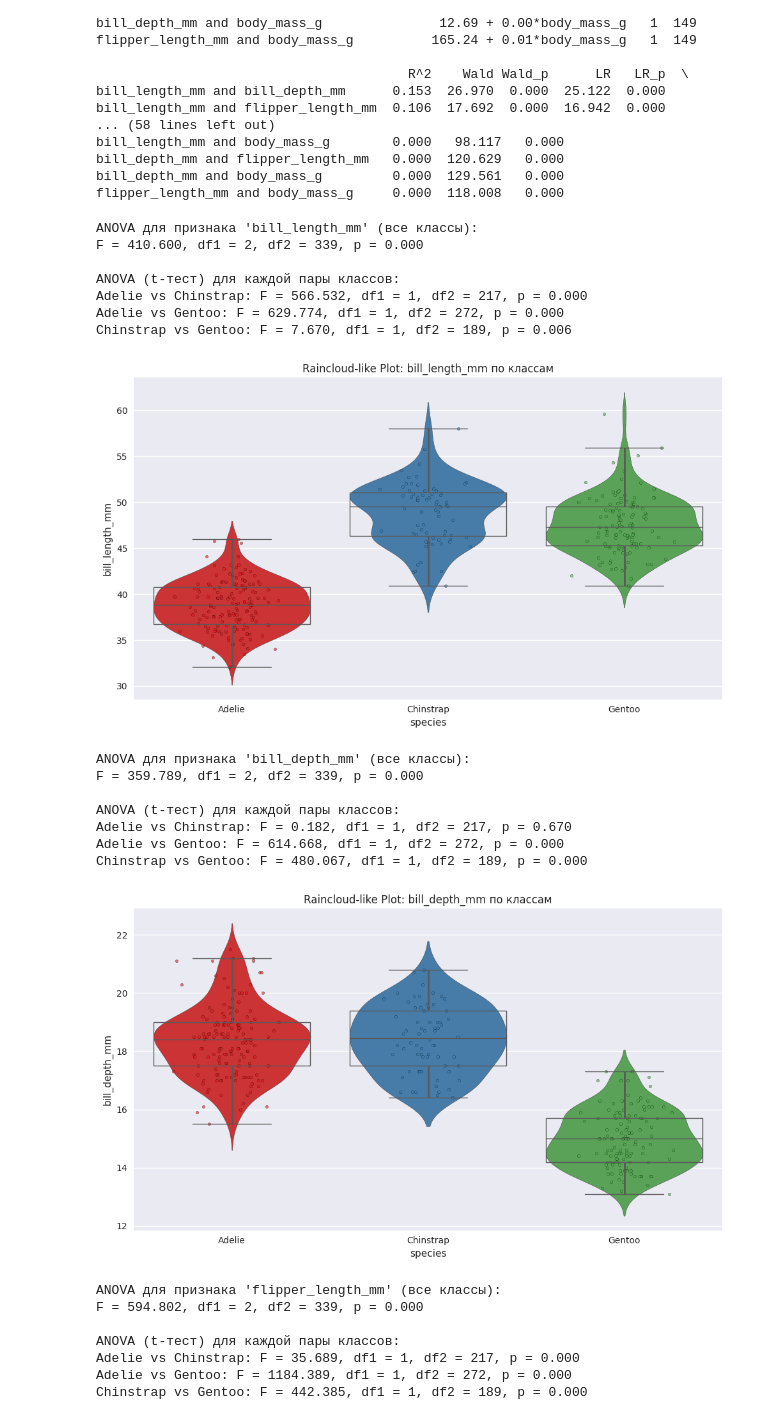
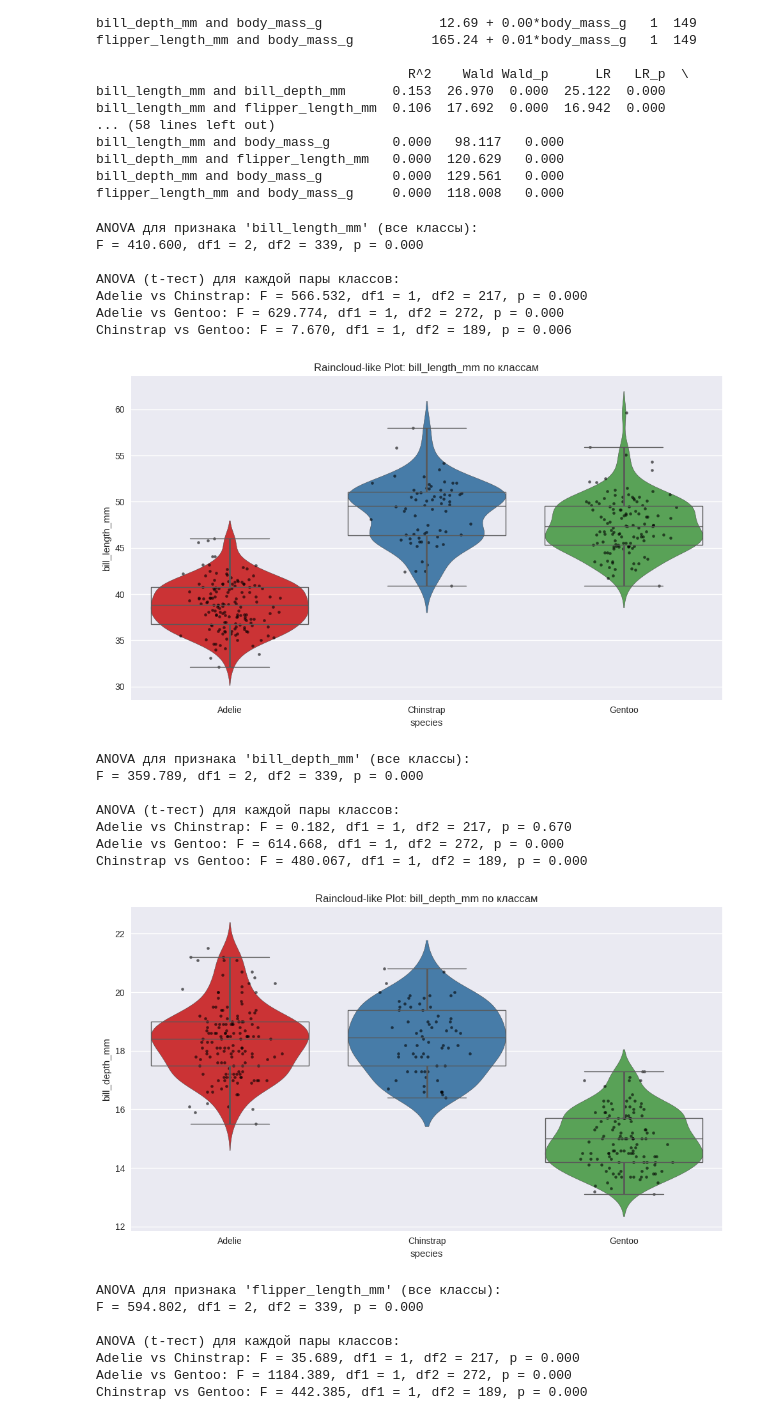
Before and after one commit to zToasty/tsd, a Jupyter notebook: Lab-1.ipynb, the cells around one changed output. Drawn from its saved outputs; the diff is of its cells as text; code cells hidden in the pictures.

```diff
--- a/Lab-1.ipynb
+++ b/Lab-1.ipynb
@@ -531,7 +540,7 @@ def anova_analysis(df, feature, target_col='species'):
     for i, cls in enumerate(unique_classes):
         subset = df[df[target_col] == cls][feature].dropna()
         x_jitter = np.random.normal(i, 0.1, size=len(subset))
-        ax.scatter(x_jitter, subset, alpha=0.6, s=10, color=sns.color_palette("Set1")[i], edgecolors='black', linewidths=0.3)
+        ax.scatter(x_jitter, subset, alpha=0.6, s=10, color="black", edgecolors='black', linewidths=0.1)
 
     # Boxplot поверх (медиана, IQR, доверительные интервалы)
     sns.boxplot(
@@ -541,34 +550,34 @@ def anova_analysis(df, feature, target_col='species'):
         hue=target_col,
         legend=False,
         ax=ax,
         showcaps=True,
         boxprops={'facecolor': 'none'},
         showfliers=False,
         whiskerprops={'linewidth': 2},
         palette="Set2"
     )
 
     ax.set_title(f'Raincloud-like Plot: {feature} по классам')
     ax.set_xlabel(target_col)
     ax.set_ylabel(feature)
 
     plt.tight_layout()
     plt.show()
 
 
 numeric_features = ['bill_length_mm', 'bill_depth_mm', 'flipper_length_mm', 'body_mass_g']
 
 for feat in numeric_features:
     anova_analysis(df_subset, feat)
 # %% [output]
 ANOVA для признака 'bill_length_mm' (все классы):
 F = 410.600, df1 = 2, df2 = 339, p = 0.000
 
 ANOVA (t-тест) для каждой пары классов:
 Adelie vs Chinstrap: F = 566.532, df1 = 1, df2 = 217, p = 0.000
 Adelie vs Gentoo: F = 629.774, df1 = 1, df2 = 272, p = 0.000
 Chinstrap vs Gentoo: F = 7.670, df1 = 1, df2 = 189, p = 0.006
-[figure, old version]
+[figure, new version]
 ANOVA для признака 'bill_depth_mm' (все классы):
 F = 359.789, df1 = 2, df2 = 339, p = 0.000
 
@@ -576,7 +585,7 @@ ANOVA (t-тест) для каждой пары классов:
 Adelie vs Chinstrap: F = 0.182, df1 = 1, df2 = 217, p = 0.670
 Adelie vs Gentoo: F = 614.668, df1 = 1, df2 = 272, p = 0.000
 Chinstrap vs Gentoo: F = 480.067, df1 = 1, df2 = 189, p = 0.000
-[figure, old version]
+[figure, new version]
 ANOVA для признака 'flipper_length_mm' (все классы):
 F = 594.802, df1 = 2, df2 = 339, p = 0.000
 
```
Also changed, not shown: parts of 5 cells of this notebook, 3 other files.
